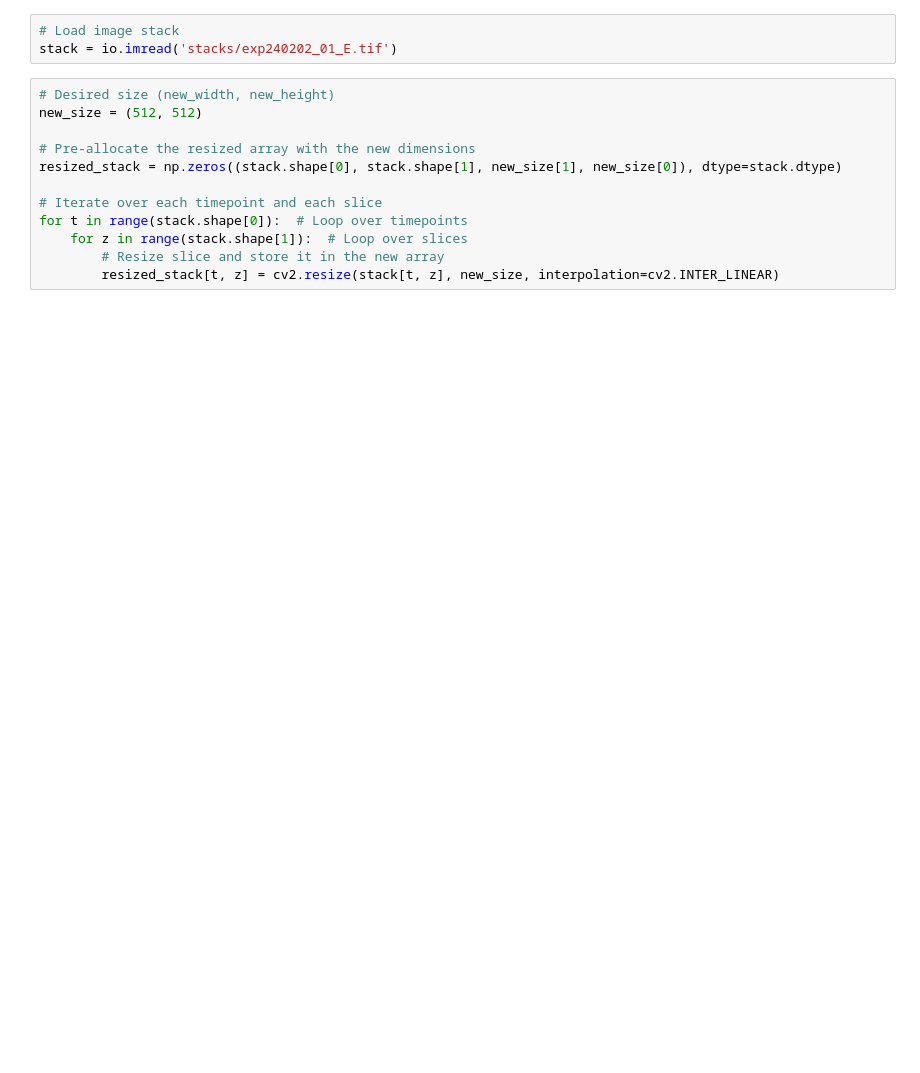
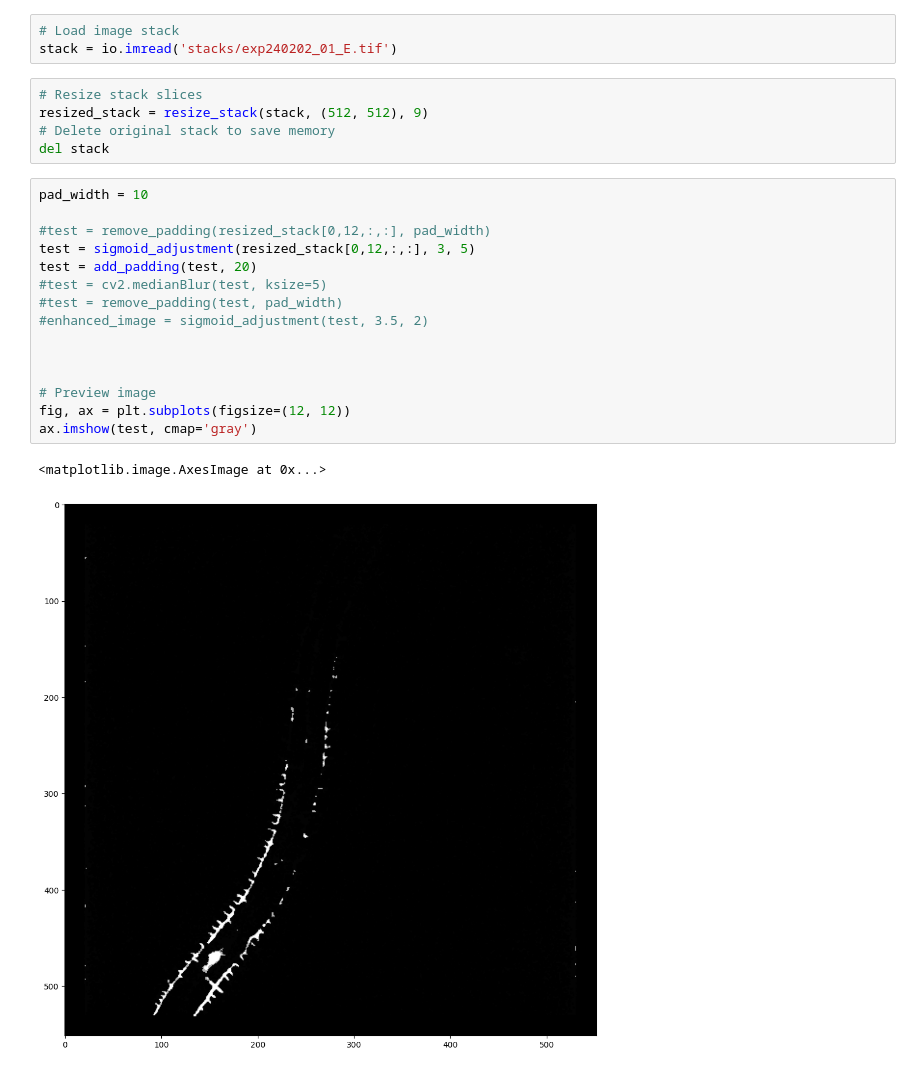
Before and after one commit to nghess/worm-warp, a Jupyter notebook: big_stack_loader.ipynb, the cells around one changed output. Cells and saved outputs as stored; diff of their text form; blank space fills up the shorter version.

```diff
--- a/big_stack_loader.ipynb
+++ b/big_stack_loader.ipynb
@@ -15,16 +68,27 @@ def normalize_img(image):
 # %%
 # Load image stack
 stack = io.imread('stacks/exp240202_01_E.tif')
-# %%
-# Desired size (new_width, new_height)
-new_size = (512, 512)
-
-# Pre-allocate the resized array with the new dimensions
-resized_stack = np.zeros((stack.shape[0], stack.shape[1], new_size[1], new_size[0]), dtype=stack.dtype)
-
-# Iterate over each timepoint and each slice
-for t in range(stack.shape[0]):  # Loop over timepoints
-    for z in range(stack.shape[1]):  # Loop over slices
-        # Resize slice and store it in the new array
-        resized_stack[t, z] = cv2.resize(stack[t, z], new_size, interpolation=cv2.INTER_LINEAR)
+# %%
+# Resize stack slices
+resized_stack = resize_stack(stack, (512, 512), 9)
+# Delete original stack to save memory
+del stack
+# %%
+pad_width = 10
+
+#test = remove_padding(resized_stack[0,12,:,:], pad_width)
+test = sigmoid_adjustment(resized_stack[0,12,:,:], 3, 5)
+test = add_padding(test, 20)
+#test = cv2.medianBlur(test, ksize=5)
+#test = remove_padding(test, pad_width)
+#enhanced_image = sigmoid_adjustment(test, 3.5, 2)
+
+
+
+# Preview image
+fig, ax = plt.subplots(figsize=(12, 12))
+ax.imshow(test, cmap='gray')
+# %% [output]
+<matplotlib.image.AxesImage at 0x...>
+[figure, added]
 # %%
```
Also changed, not shown: parts of 12 cells of this notebook.
